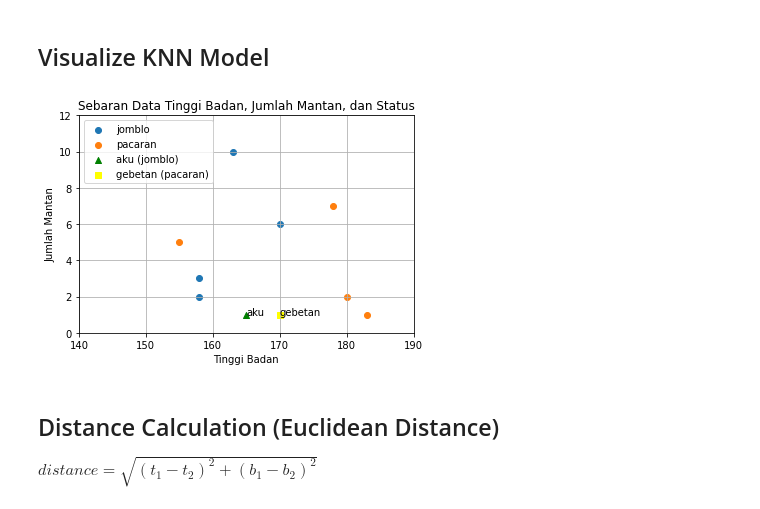
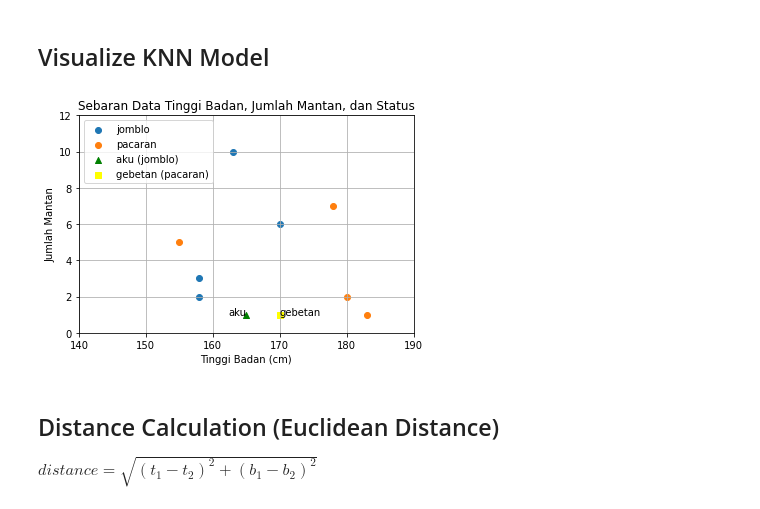
Before and after one commit to haloapping/ml-with-me, a Jupyter notebook: 5_knn_classification.ipynb, the cells around one changed output. Saved outputs shown, nothing was run; the diff lists cells and outputs as text; code cells hidden in the pictures.

```diff
--- a/5_knn_classification.ipynb
+++ b/5_knn_classification.ipynb
@@ -129,36 +129,36 @@ array(['pacaran', 'jomblo'], dtype='<U7')
 import matplotlib.pyplot as plt
 
 fig, ax = plt.subplots()
 for status, data in status_df.groupby('status'):
     ax.scatter(data["tinggi"], data["mantan"], label=status)
 
 plt.scatter(tinggi_badan_aku,
             jumlah_mantan_aku,
             marker="^",
             color="green",
             label="aku (jomblo)")
 
-plt.text(tinggi_badan_aku, jumlah_mantan_aku, 'aku')
+plt.text(tinggi_badan_aku, jumlah_mantan_aku, 'aku', horizontalalignment='right')
 
 plt.scatter(tinggi_badan_gebetan,
             jumlah_mantan_gebetan,
             marker="s",
             color="yellow",
             label="gebetan (pacaran)")
 
 plt.text(tinggi_badan_gebetan, jumlah_mantan_gebetan, 'gebetan')
 
 
 plt.legend(loc='upper left')
 plt.xlim(140, 190)
 plt.ylim(0, 12)
 plt.title("Sebaran Data Tinggi Badan, Jumlah Mantan, dan Status")
-plt.xlabel("Tinggi Badan")
+plt.xlabel("Tinggi Badan (cm)")
 plt.ylabel("Jumlah Mantan")
 plt.grid(True)
 plt.show()
 # %% [output]
-[figure, old version]
+[figure, new version]
 # %% [markdown]
 ## Distance Calculation (Euclidean Distance)
 $distance = \sqrt{(t_1 - t_2)^2 + (b_1 - b_2)^2}$
```
Also changed, not shown: parts of 12 cells of this notebook.
